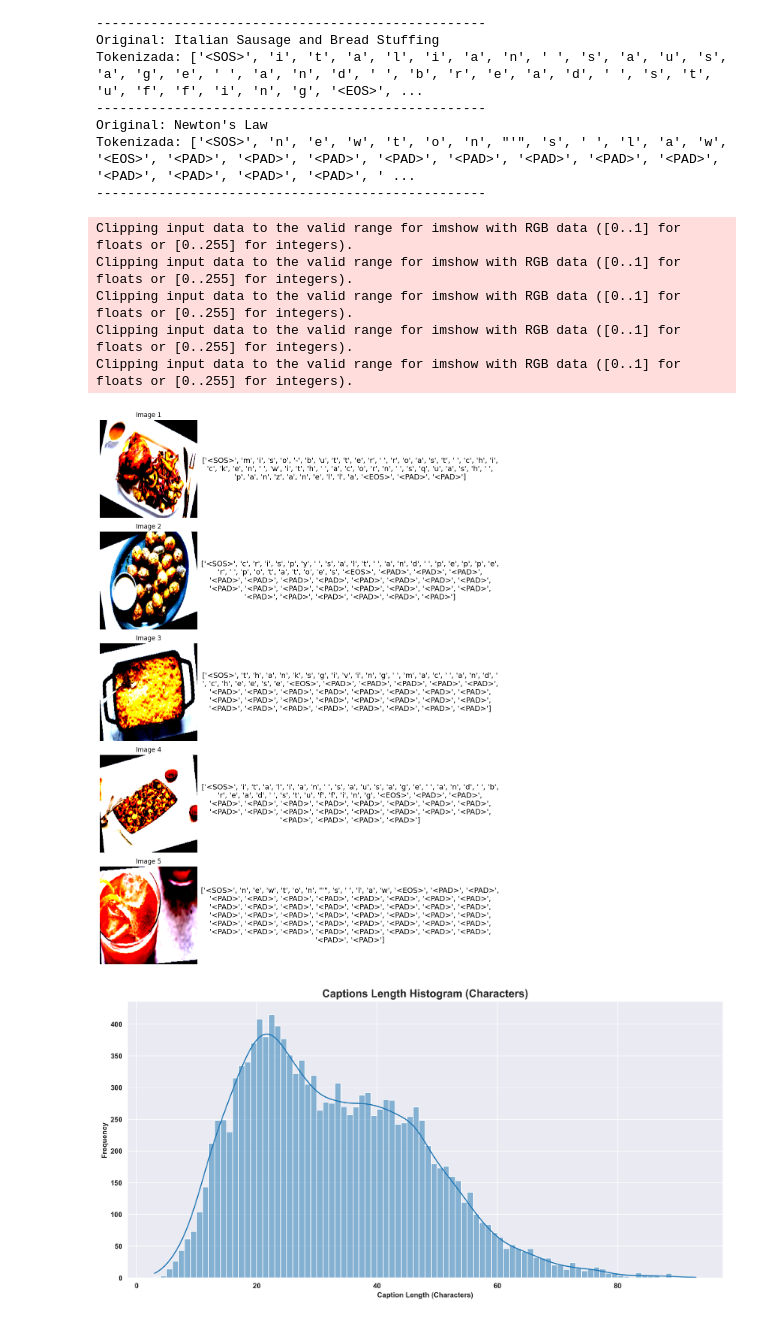
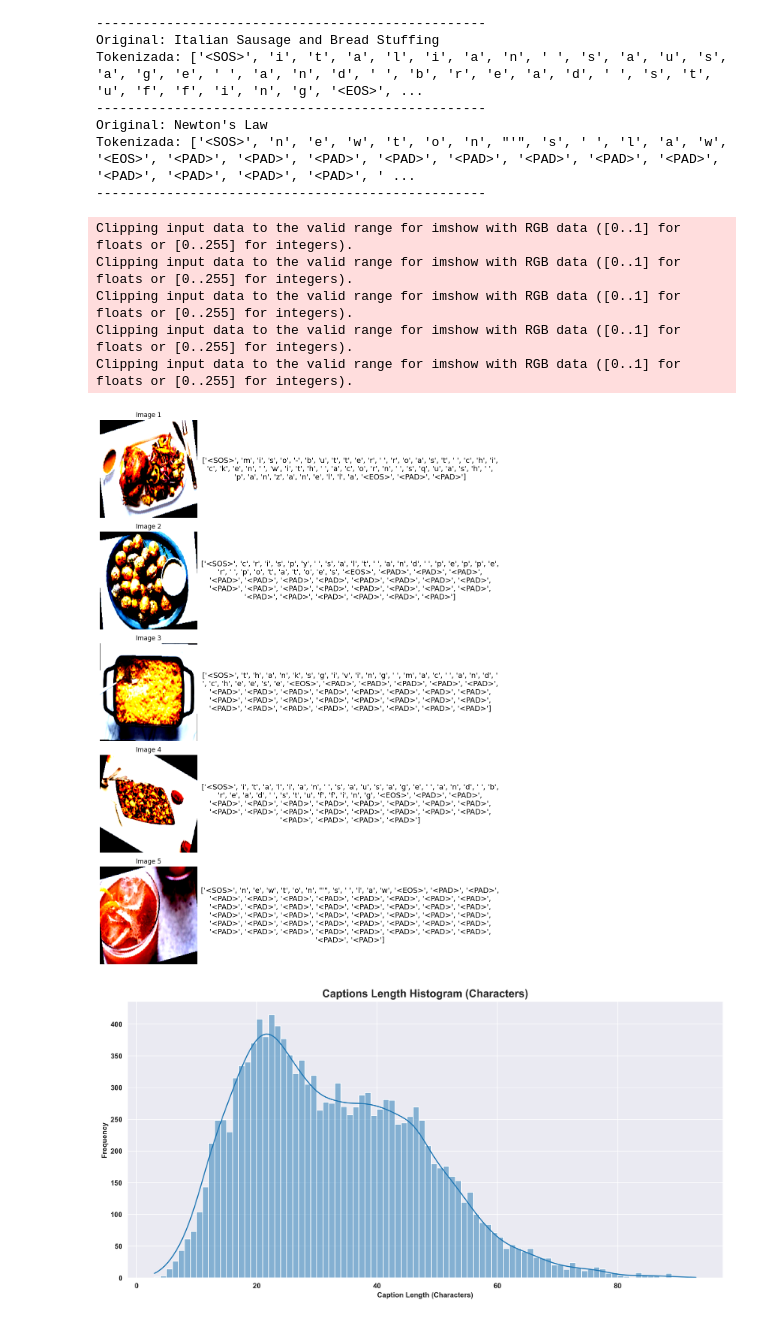
Before and after one commit to Merumalady/Image_Captioning, a Jupyter notebook: plots.ipynb, the cells around one changed output. Drawn from its saved outputs; the diff is of its cells as text; code cells hidden in the pictures.

Commit message:
transformerfunciona

```diff
--- a/plots.ipynb
+++ b/plots.ipynb
@@ -137,11 +137,13 @@ import matplotlib.pyplot as plt
 import torch
 import datachar as dc
 
+dataset = dc.FoodImageCaptionDataset(csv_path=dc.csv_path, image_dir=dc.image_dir, transform=dc.image_transforms)
+
 # Verificar las captions tokenizadas
 for i in range(5):  # Mostrar 5 muestras
-    _, caption_indices = dc.dataset[i]  # Obtén imagen y caption tokenizada
-    decoded_caption = dc.dataset.vocab.decode(caption_indices.tolist())
-    print(f"Original: {dc.dataset.data.iloc[i]['Title']}")
+    _, caption_indices = dataset[i]  # Obtén imagen y caption tokenizada
+    decoded_caption = dataset.vocab.decode(caption_indices.tolist())
+    print(f"Original: {dataset.data.iloc[i]['Title']}")
     print(f"Tokenizada: {decoded_caption}")
     print("-" * 50)
 # %% [output]
@@ -172,35 +174,35 @@ def visualization(dataset, num_of_images):
         image, caption_indices = dataset[idx]
 
         # Convertir imagen a formato visualizable
         if isinstance(image, torch.Tensor):
             image = image.permute(1, 2, 0).numpy()  # Convertir a (H, W, C)
 
         # Mostrar imagen
         ax_img, ax_caption = axes[idx]
         ax_img.imshow(image)
         ax_img.axis('off')
         ax_img.set_title(f"Image {idx+1}", fontsize=12)
 
         # Decodificar y mostrar leyenda
         caption_text = dataset.vocab.decode(caption_indices.tolist())
         ax_caption.axis('off')
         ax_caption.text(
             0.5, 0.5, caption_text, ha='center', va='center',
             wrap=True, fontsize=14
         )
 
     plt.tight_layout()
     plt.show()
 
 # Ejecución de ejemplo
-visualization(dc.dataset, 5)  # Mostrar 5 imágenes y sus captions
+visualization(dataset, 5)  # Mostrar 5 imágenes y sus captions
 # %% [output]
 Clipping input data to the valid range for imshow with RGB data ([0..1] for floats or [0..255] for integers).
 Clipping input data to the valid range for imshow with RGB data ([0..1] for floats or [0..255] for integers).
 Clipping input data to the valid range for imshow with RGB data ([0..1] for floats or [0..255] for integers).
 Clipping input data to the valid range for imshow with RGB data ([0..1] for floats or [0..255] for integers).
 Clipping input data to the valid range for imshow with RGB data ([0..1] for floats or [0..255] for integers).
-[figure, old version]
+[figure, new version]
 # %%
 import matplotlib.pyplot as plt
 import seaborn as sns
```
Also changed, not shown: parts of 3 cells of this notebook, 2 other files.
